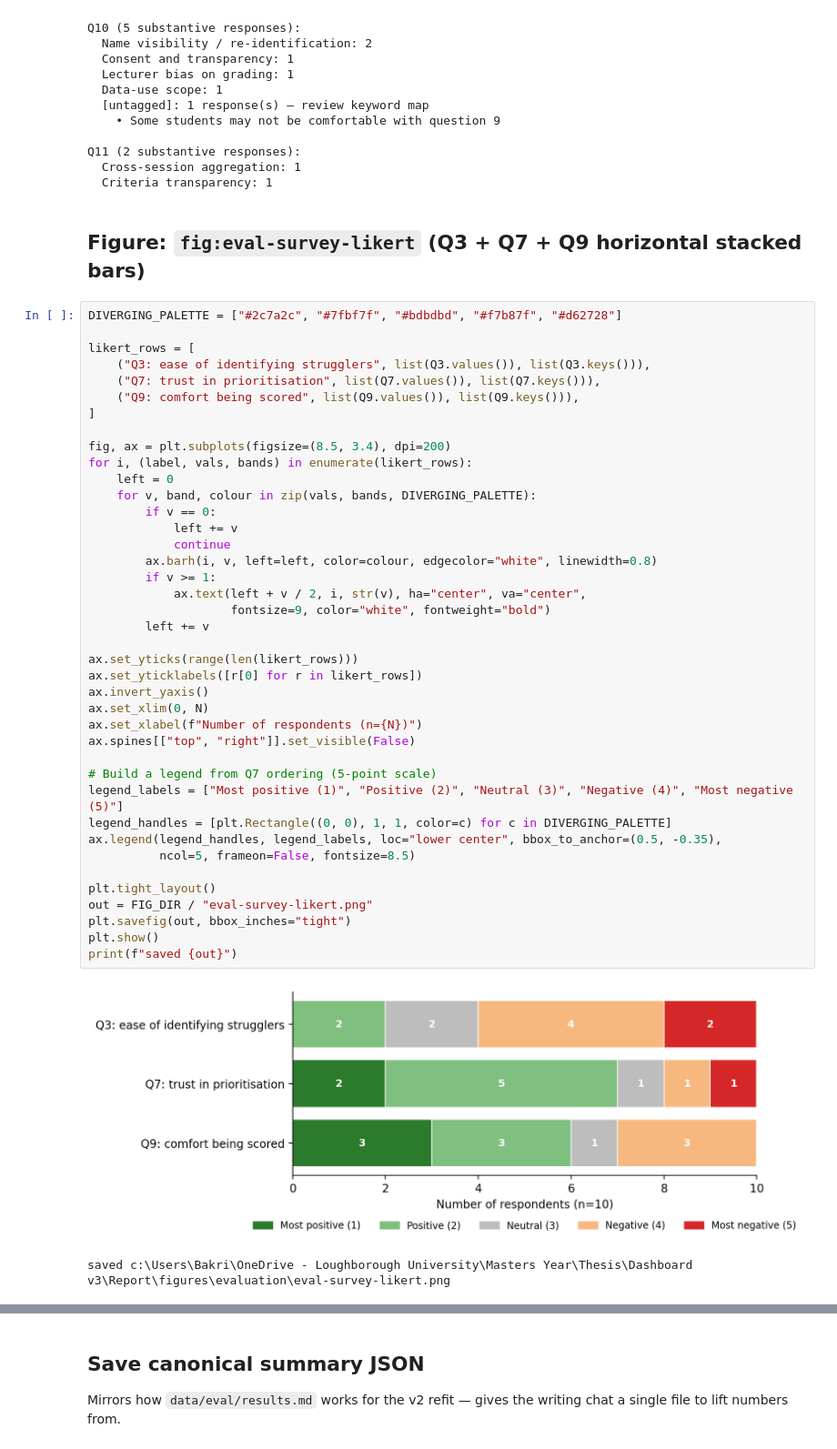
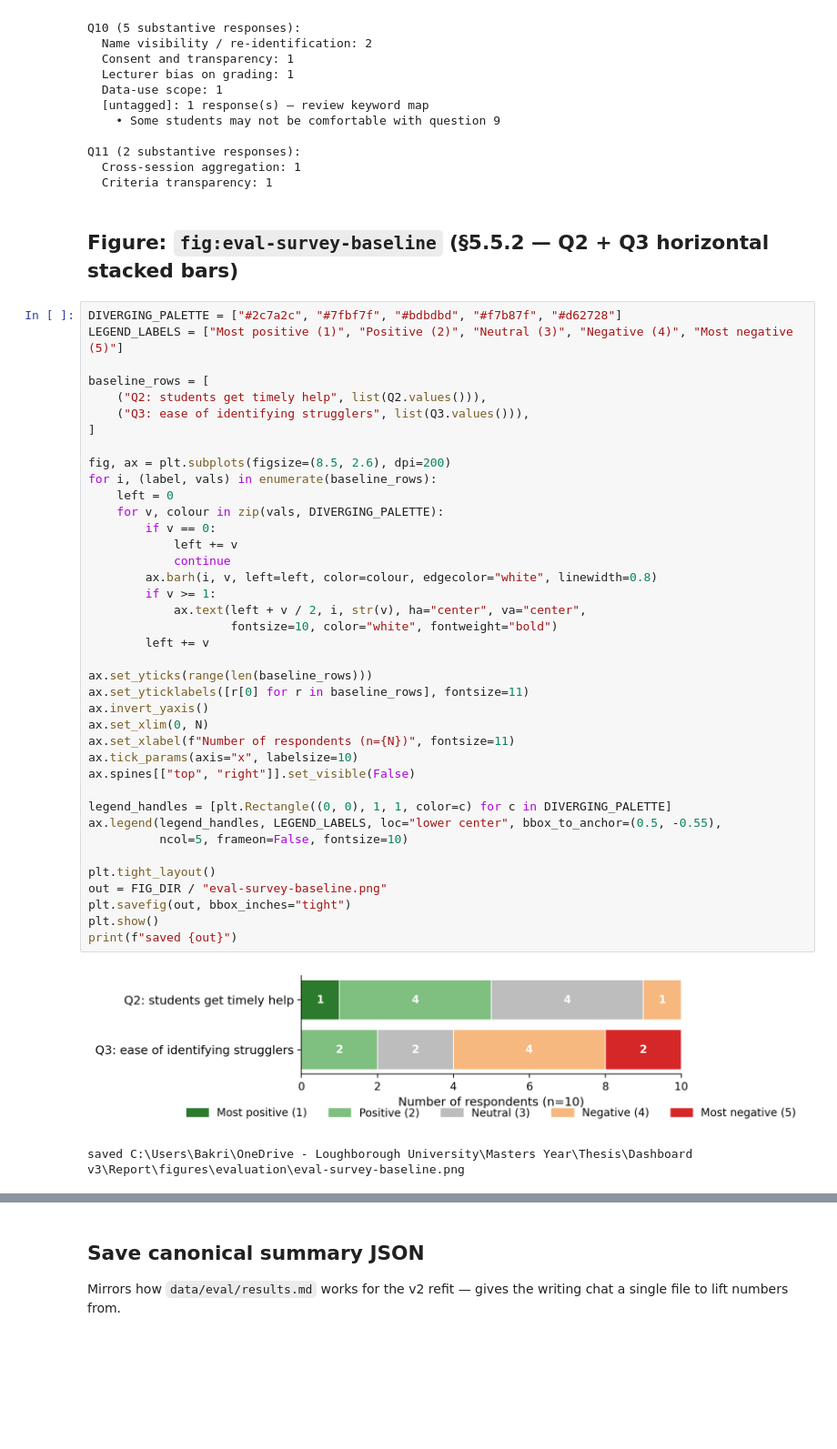
Before and after one commit to Bakri1851/Dashboard-v3, a Jupyter notebook: notebooks/survey_main.ipynb, the cells around one changed output, grey strips where cells are left out. Shown at 91% size. Drawn from its saved outputs; the diff is of its cells as text; blank space fills up the shorter version.

Commit message:
finished report draft

```diff
--- a/notebooks/survey_main.ipynb
+++ b/notebooks/survey_main.ipynb
@@ -275,48 +275,47 @@ Q11 (2 substantive responses):
   Cross-session aggregation: 1
   Criteria transparency: 1
 # %% [markdown]
-## Figure: `fig:eval-survey-likert` (Q3 + Q7 + Q9 horizontal stacked bars)
+## Figure: `fig:eval-survey-baseline` (§5.5.2 — Q2 + Q3 horizontal stacked bars)
 # %%
 DIVERGING_PALETTE = ["#2c7a2c", "#7fbf7f", "#bdbdbd", "#f7b87f", "#d62728"]
+LEGEND_LABELS = ["Most positive (1)", "Positive (2)", "Neutral (3)", "Negative (4)", "Most negative (5)"]
 
-likert_rows = [
-    ("Q3: ease of identifying strugglers", list(Q3.values()), list(Q3.keys())),
-    ("Q7: trust in prioritisation", list(Q7.values()), list(Q7.keys())),
-    ("Q9: comfort being scored", list(Q9.values()), list(Q9.keys())),
+baseline_rows = [
+    ("Q2: students get timely help", list(Q2.values())),
+    ("Q3: ease of identifying strugglers", list(Q3.values())),
 ]
 
-fig, ax = plt.subplots(figsize=(8.5, 3.4), dpi=200)
-for i, (label, vals, bands) in enumerate(likert_rows):
+fig, ax = plt.subplots(figsize=(8.5, 2.6), dpi=200)
+for i, (label, vals) in enumerate(baseline_rows):
     left = 0
-    for v, band, colour in zip(vals, bands, DIVERGING_PALETTE):
+    for v, colour in zip(vals, DIVERGING_PALETTE):
         if v == 0:
             left += v
             continue
         ax.barh(i, v, left=left, color=colour, edgecolor="white", linewidth=0.8)
         if v >= 1:
             ax.text(left + v / 2, i, str(v), ha="center", va="center",
-                    fontsize=9, color="white", fontweight="bold")
+                    fontsize=10, color="white", fontweight="bold")
         left += v
 
-ax.set_yticks(range(len(likert_rows)))
-ax.set_yticklabels([r[0] for r in likert_rows])
+ax.set_yticks(range(len(baseline_rows)))
+ax.set_yticklabels([r[0] for r in baseline_rows], fontsize=11)
 ax.invert_yaxis()
 ax.set_xlim(0, N)
-ax.set_xlabel(f"Number of respondents (n={N})")
+ax.set_xlabel(f"Number of respondents (n={N})", fontsize=11)
+ax.tick_params(axis="x", labelsize=10)
 ax.spines[["top", "right"]].set_visible(False)
 
-# Build a legend from Q7 ordering (5-point scale)
-legend_labels = ["Most positive (1)", "Positive (2)", "Neutral (3)", "Negative (4)", "Most negative (5)"]
 legend_handles = [plt.Rectangle((0, 0), 1, 1, color=c) for c in DIVERGING_PALETTE]
-ax.legend(legend_handles, legend_labels, loc="lower center", bbox_to_anchor=(0.5, -0.35),
-          ncol=5, frameon=False, fontsize=8.5)
+ax.legend(legend_handles, LEGEND_LABELS, loc="lower center", bbox_to_anchor=(0.5, -0.55),
+          ncol=5, frameon=False, fontsize=10)
 
 plt.tight_layout()
-out = FIG_DIR / "eval-survey-likert.png"
+out = FIG_DIR / "eval-survey-baseline.png"
 plt.savefig(out, bbox_inches="tight")
 plt.show()
 print(f"saved {out}")
 # %% [output]
-[figure, old version]
+[figure, new version]
-saved c:\Users\Bakri\OneDrive - Loughborough University\Masters Year\Thesis\Dashboard v3\Report\figures\evaluation\eval-survey-likert.png
+saved C:\Users\Bakri\OneDrive - Loughborough University\Masters Year\Thesis\Dashboard v3\Report\figures\evaluation\eval-survey-baseline.png
 # %% [markdown]
```
Also changed, not shown: parts of 5 cells of this notebook, 58 other files.
